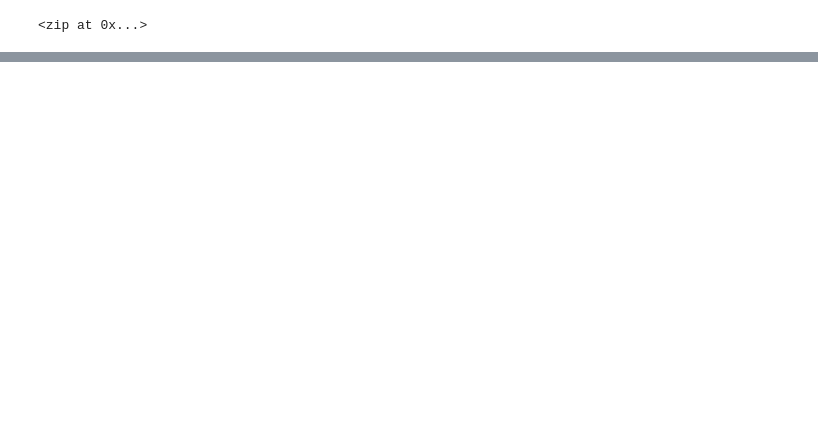
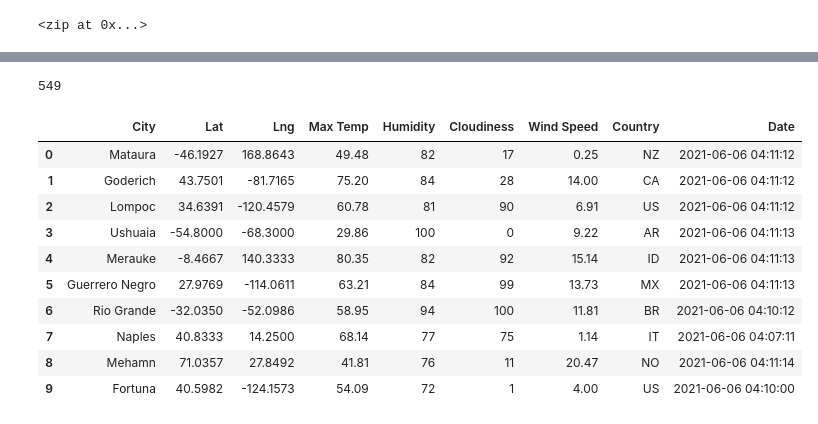
Before and after one commit to bernardoprs/World_Weather_Analysis, a Jupyter notebook: WeatherPy.ipynb, the cells around one changed output, grey strips where cells are left out. Drawn from its saved outputs; the diff is of its cells as text; code cells hidden in the pictures; blank space fills up the shorter version.

```diff
--- a/WeatherPy.ipynb
+++ b/WeatherPy.ipynb
@@ -37,0 +38,8 @@ len(cities)
+# %%
+#Import dependencies
+from citipy import citipy
+import requests
+from config import weather_api_key
+from datetime import datetime
+
+url = "http://api.openweathermap.org/data/2.5/weather?units=Imperial&APPID=" + weather_api_key
@@ -37,0 +139,20 @@ len(cities)
+# %%
+len(city_data)
+# %% [output]
+549
+# %%
+#Convert the array of dictionaries into a Pandas data frame
+city_data_df = pd.DataFrame(city_data)
+city_data_df.head(10)
+# %% [output]
+|  | City | Lat | Lng | Max Temp | Humidity | Cloudiness | Wind Speed | Country | Date |
+| 0 | Mataura | -46.1927 | 168.8643 | 49.48 | 82 | 17 | 0.25 | NZ | 2021-06-06 04:11:12 |
+| 1 | Goderich | 43.7501 | -81.7165 | 75.20 | 84 | 28 | 14.00 | CA | 2021-06-06 04:11:12 |
+| 2 | Lompoc | 34.6391 | -120.4579 | 60.78 | 81 | 90 | 6.91 | US | 2021-06-06 04:11:12 |
+| 3 | Ushuaia | -54.8000 | -68.3000 | 29.86 | 100 | 0 | 9.22 | AR | 2021-06-06 04:11:13 |
+| 4 | Merauke | -8.4667 | 140.3333 | 80.35 | 82 | 92 | 15.14 | ID | 2021-06-06 04:11:13 |
+| 5 | Guerrero Negro | 27.9769 | -114.0611 | 63.21 | 84 | 99 | 13.73 | MX | 2021-06-06 04:11:13 |
+| 6 | Rio Grande | -32.0350 | -52.0986 | 58.95 | 94 | 100 | 11.81 | BR | 2021-06-06 04:10:12 |
+| 7 | Naples | 40.8333 | 14.2500 | 68.14 | 77 | 75 | 1.14 | IT | 2021-06-06 04:07:11 |
+| 8 | Mehamn | 71.0357 | 27.8492 | 41.81 | 76 | 11 | 20.47 | NO | 2021-06-06 04:11:14 |
+| 9 | Fortuna | 40.5982 | -124.1573 | 54.09 | 72 | 1 | 4.00 | US | 2021-06-06 04:10:00 |
```
Also changed, not shown: parts of 4 cells of this notebook.
